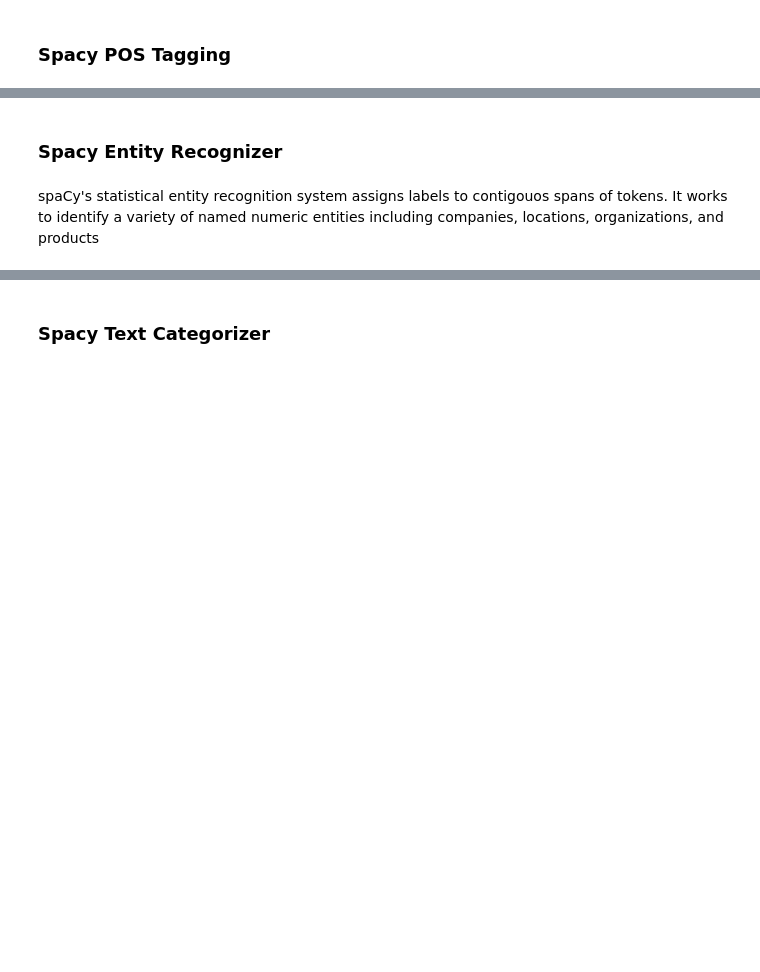
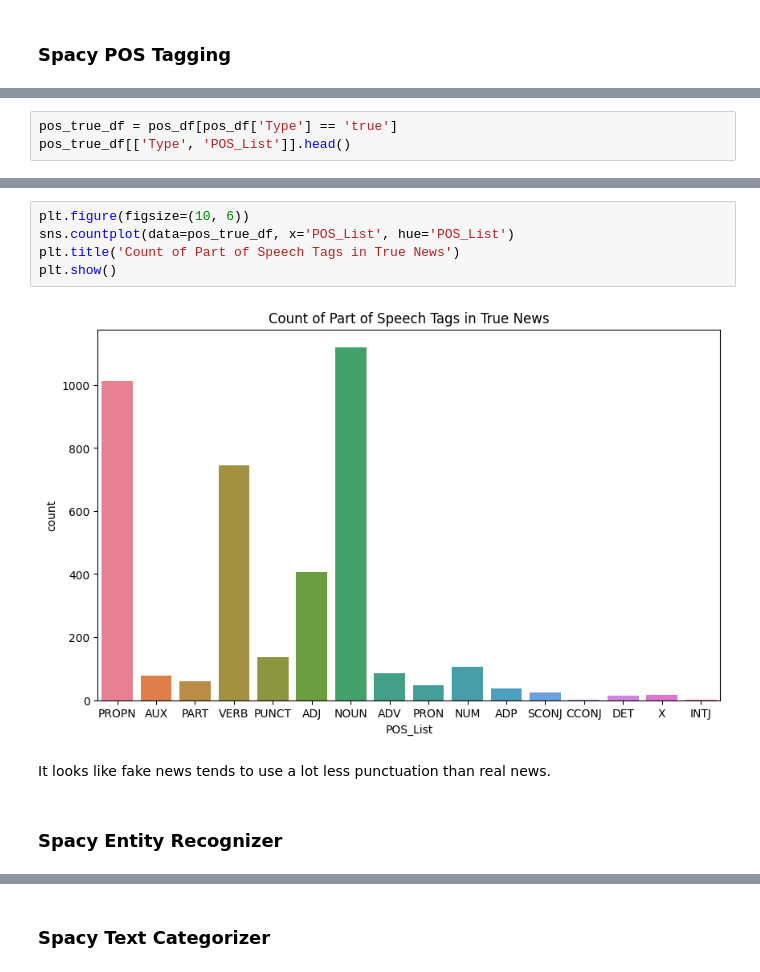
Before and after one commit to DataScienceAndEngineering/machine-learning-dse-i210-final-project-fake-news, a Jupyter notebook: notebooks/Esther_Spacy.ipynb, the cells around one changed output, grey strips where cells are left out. Cells and saved outputs as stored; diff of their text form; blank space fills up the shorter version.

```diff
--- a/notebooks/Esther_Spacy.ipynb
+++ b/notebooks/Esther_Spacy.ipynb
@@ -161,0 +201,3 @@ displacy.render(doc, style='dep')
+# %%
+pos_true_df = pos_df[pos_df['Type'] == 'true']
+pos_true_df[['Type', 'POS_List']].head()
@@ -162,4 +261,11 @@ displacy.render(doc, style='dep')
+# %%
+plt.figure(figsize=(10, 6))
+sns.countplot(data=pos_true_df, x='POS_List', hue='POS_List')
+plt.title('Count of Part of Speech Tags in True News')
+plt.show()
+# %% [output]
+[figure, added]
+# %% [markdown]
+It looks like fake news tends to use a lot less punctuation than real news.
 # %% [markdown]
 ### Spacy Entity Recognizer
-# %% [markdown]
-spaCy's statistical entity recognition system assigns labels to contigouos spans of tokens. It works to identify a variety of named numeric entities including companies, locations, organizations, and products
```
Also changed, not shown: parts of 56 cells of this notebook, 3 other files.
